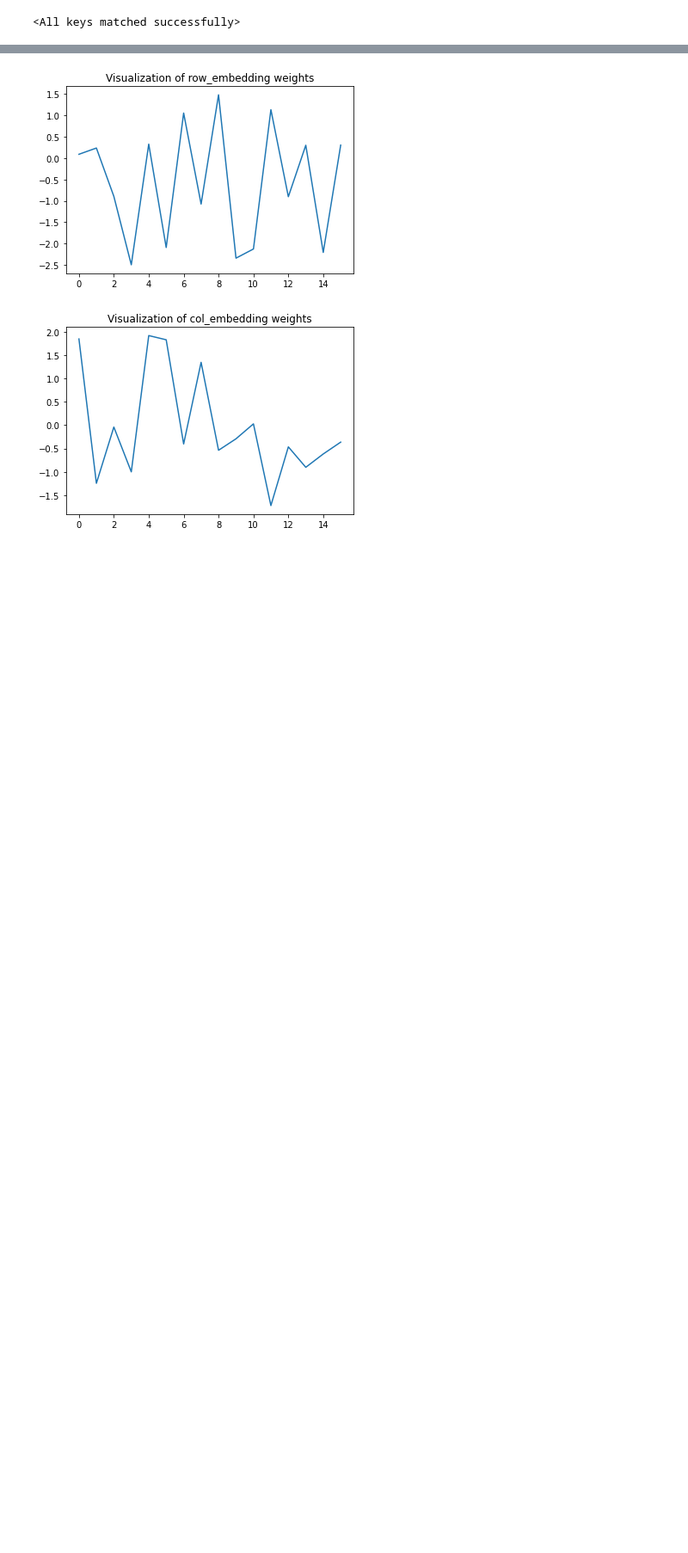
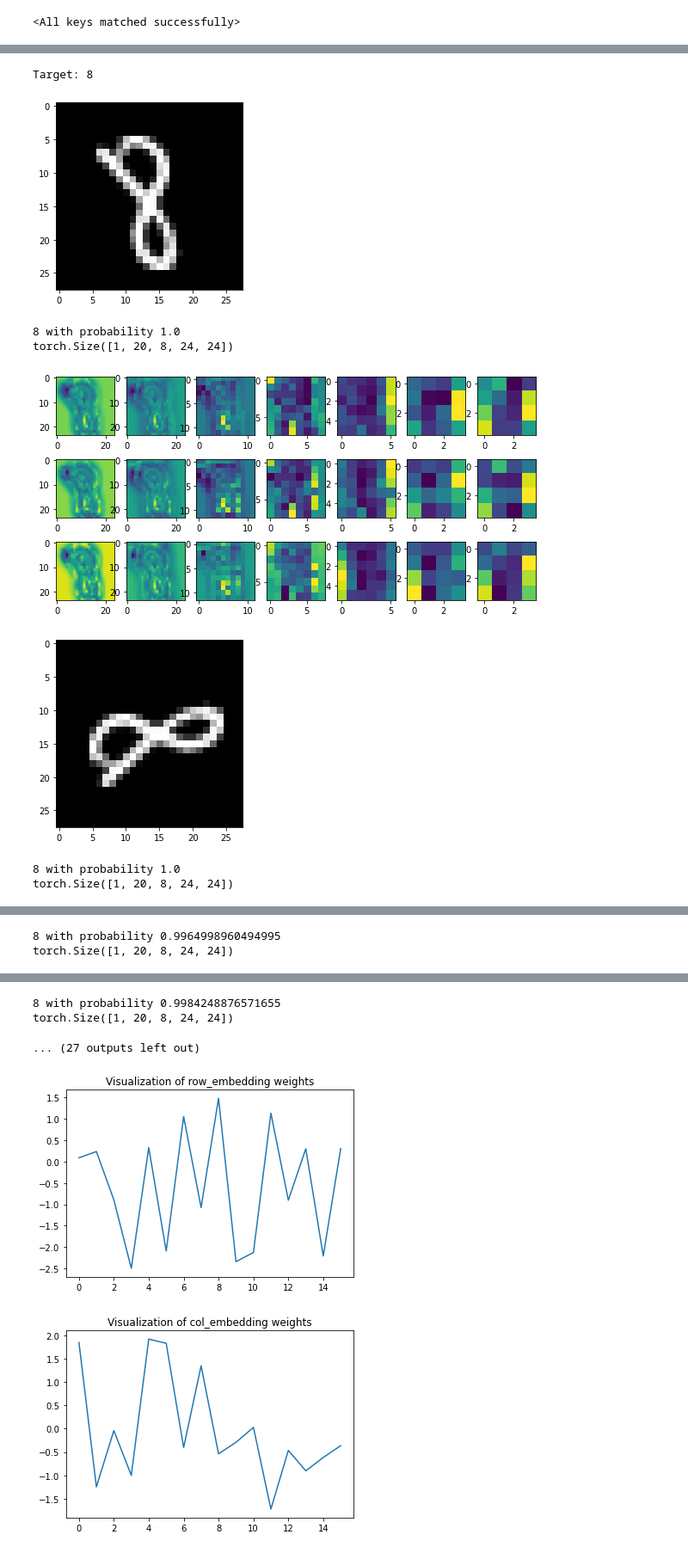
Before and after one commit to WouterBant/GEVit-DL2-Project, a Jupyter notebook: demo/demo_only_3_and_8.ipynb, the cells around one changed output, grey strips where cells are left out. Shown at 86% size. Drawn from its saved outputs; the diff is of its cells as text; code cells hidden in the pictures; blank space fills up the shorter version.

Commit message:
visualisation of activations per transformer block for rotated, flipped & translated images

```diff
--- a/demo/demo_only_3_and_8.ipynb
+++ b/demo/demo_only_3_and_8.ipynb
@@ -110,0 +76,53 @@ Target: 3
+# %%
+import torchvision.transforms.functional
+
+
+idx_2_target = {
+    0: 3,
+    1: 8
+}
+
+model.eval()
+with torch.no_grad():
+    for _ in range(2):
+        example_image, example_idx = next(data)
+        pil_image = Image.fromarray(example_image[0,0].numpy())
+        bg_color = example_image[0,0,0,0]
+        rotated_image = pil_image.rotate(90, fillcolor=bg_color)
+        rotated_image_tensor = torchvision.transforms.functional.pil_to_tensor(rotated_image).unsqueeze(1)
+        rotated_image_2 = pil_image.rotate(45, fillcolor=bg_color)
+        rotated_image_2_tensor = torchvision.transforms.functional.pil_to_tensor(rotated_image_2).unsqueeze(1)
+        rotated_image_3 = pil_image.rotate(20, fillcolor=bg_color)
+        rotated_image_3_tensor = torchvision.transforms.functional.pil_to_tensor(rotated_image_3).unsqueeze(1)
+        flipped_image = ImageOps.mirror(pil_image)
+        flipped_image_tensor = torchvision.transforms.functional.pil_to_tensor(flipped_image).unsqueeze(1)
+        translated_image = pil_image.transform(pil_image.size, Image.AFFINE, (1, 0, 3, 0, 1, 3), fillcolor=bg_color)
+        # fillcolor is set assuming that top left of image is the background color
+        translated_image_tensor = torchvision.transforms.functional.pil_to_tensor(translated_image).unsqueeze(1)
+        print(f"Target: {idx_2_target[example_idx.item()]}")
+        for image in [example_image, rotated_image_tensor, rotated_image_2_tensor, rotated_image_3_tensor,
+                      flipped_image_tensor, translated_image_tensor]:
+            out = model(image)
+            features = model(image, show_features=True)
+            image = image.squeeze()  # Batch dimension
+            plt.imshow(image.cpu().numpy(), cmap="gray")
+            plt.show()
+            _, preds = torch.max(out, 1)
+            print(f"{idx_2_target[preds.item()]} with probability {torch.softmax(out, dim=1)[0][preds].item()}")
+            print(features[0].shape) # [batch size, channels, group elements, x ,y]
+            plt.figure(figsize=(10, 5))
+            for i in range(len(features)):
+                for j in range(3):
+                    plt.subplot(3, len(features), j*len(features) + i+1)
+                    plt.imshow(features[i][0,0,j])
+            plt.show()
+        print("++++++++++++++++++++++++++++++")
+# %% [output]
+Target: 8
+[figure, added]
+8 with probability 1.0
+torch.Size([1, 20, 8, 24, 24])
+[figure, added]
+[figure, added]
+8 with probability 1.0
+torch.Size([1, 20, 8, 24, 24])
@@ -110,0 +131,2 @@ Target: 3
+8 with probability 0.9964998960494995
+torch.Size([1, 20, 8, 24, 24])
@@ -111,3 +135,6 @@ Target: 3
+8 with probability 0.9984248876571655
+torch.Size([1, 20, 8, 24, 24])
+... (27 outputs left out)
 # %%
 # for name, param in model.named_parameters():
 #     print(name)
```
Also changed, not shown: parts of 4 cells of this notebook, 1 other file.
